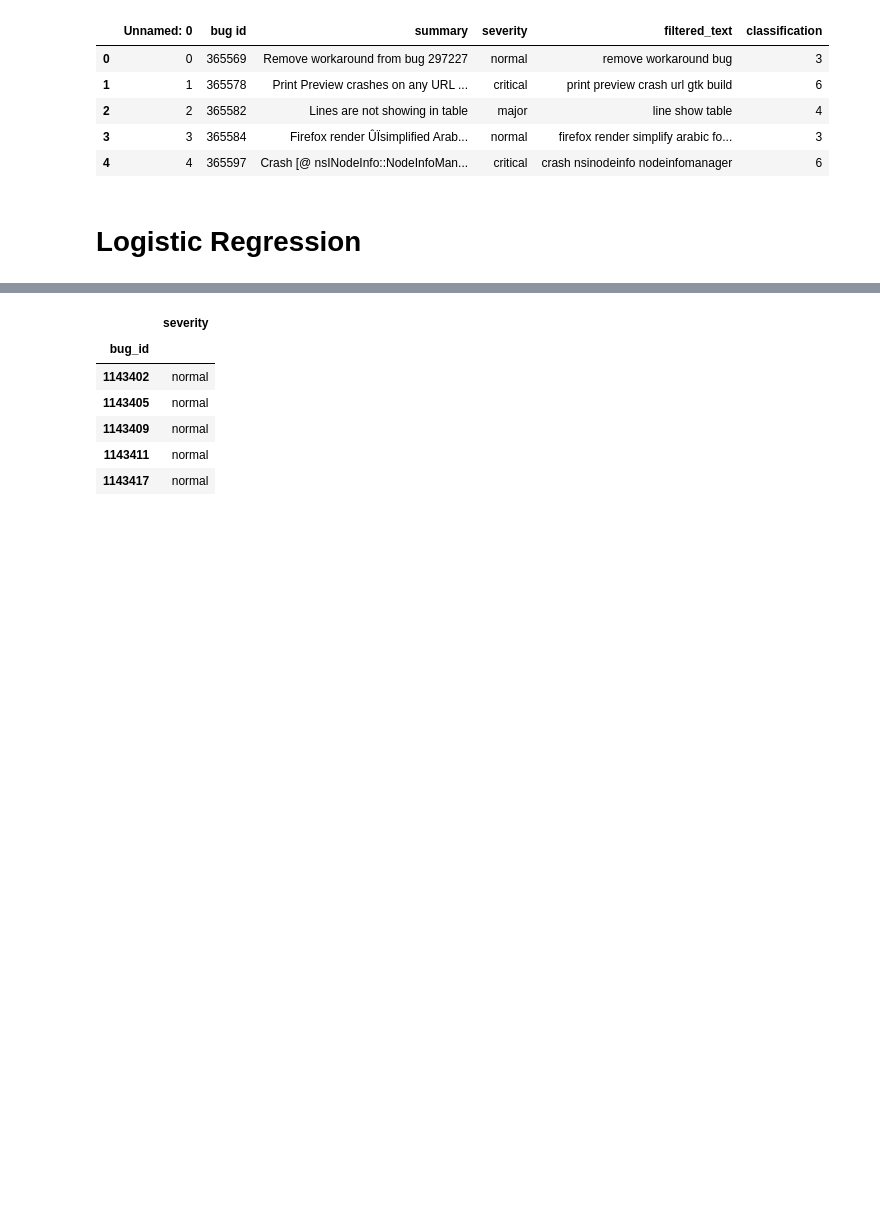
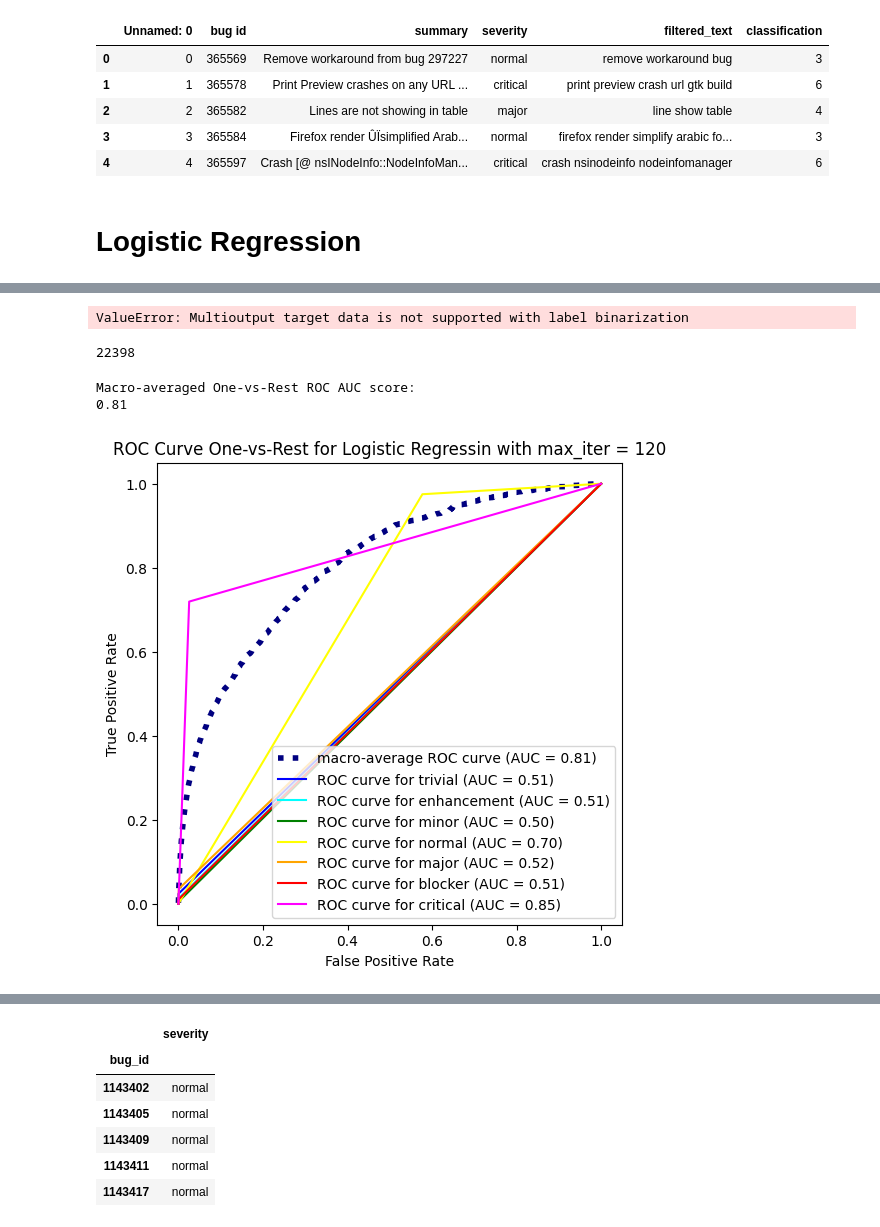
Before and after one commit to demircanserdar/CS412, a Jupyter notebook: models/LogisticRegression&RUSBoostClassifier.ipynb, the cells around one changed output, grey strips where cells are left out. Drawn from its saved outputs; the diff is of its cells as text; code cells hidden in the pictures; blank space fills up the shorter version.

```diff
--- a/models/LogisticRegression&RUSBoostClassifier.ipynb
+++ b/models/LogisticRegression&RUSBoostClassifier.ipynb
@@ -120,0 +158,2 @@ weighted avg       0.83      0.86      0.82     47634
+# %%
+y_prob = model_lr.predict_proba(x_val)
@@ -120,0 +176,71 @@ weighted avg       0.83      0.86      0.82     47634
+# %%
+from sklearn.preprocessing import LabelBinarizer
+
+label_binarizer = LabelBinarizer()
+y_onehot_test = label_binarizer.fit_transform(y_val)
+y_onehot_test.shape  # (n_samples, n_classes)
+y_score = label_binarizer.transform()
+# %% [output]
+ValueError: Multioutput target data is not supported with label binarization
+# %%
+len(y_score)
+# %% [output]
+22398
+# %%
+n_classes = 7
+fpr, tpr, roc_auc = dict(), dict(), dict()
+for i in range(n_classes):
+    fpr[i], tpr[i], _ = roc_curve(y_onehot_test[:, i], y_prob[:, i])
+    roc_auc[i] = auc(fpr[i], tpr[i])
+
+fpr_grid = np.linspace(0.0, 1.0, 1000)
+
+# Interpolate all ROC curves at these points
+mean_tpr = np.zeros_like(fpr_grid)
+
+for i in range(n_classes):
+    mean_tpr += np.interp(fpr_grid, fpr[i], tpr[i])  # linear interpolation
+
+# Average it and compute AUC
+mean_tpr /= n_classes
+
+fpr["macro"] = fpr_grid
+tpr["macro"] = mean_tpr
+roc_auc["macro"] = auc(fpr["macro"], tpr["macro"])
+
+print(f"Macro-averaged One-vs-Rest ROC AUC score:\n{roc_auc['macro']:.2f}")
+# %% [output]
+Macro-averaged One-vs-Rest ROC AUC score:
+0.81
+# %%
+from itertools import cycle
+from sklearn.metrics import RocCurveDisplay
+
+fig, ax = plt.subplots(figsize=(6, 6))
+
+plt.plot(
+    fpr["macro"],
+    tpr["macro"],
+    label=f"macro-average ROC curve (AUC = {roc_auc['macro']:.2f})",
+    color="navy",
+    linestyle=":",
+    linewidth=4,
+)
+
+colors = cycle(["blue","cyan","green", "yellow","orange","red", "magenta"])
+for class_id, color in zip(range(n_classes), colors):
+    RocCurveDisplay.from_predictions(
+        y_onehot_test[:, class_id],
+        y_score[:, class_id],
+        name=f"ROC curve for {rm[class_id]}",
+        color=color,
+        ax=ax,
+    )
+
+_ = ax.set(
+    xlabel="False Positive Rate",
+    ylabel="True Positive Rate",
+    title="ROC Curve One-vs-Rest for Logistic Regressin with max_iter = 120",
+)
+# %% [output]
+[figure, added]
```
Also changed, not shown: parts of 13 cells of this notebook.
